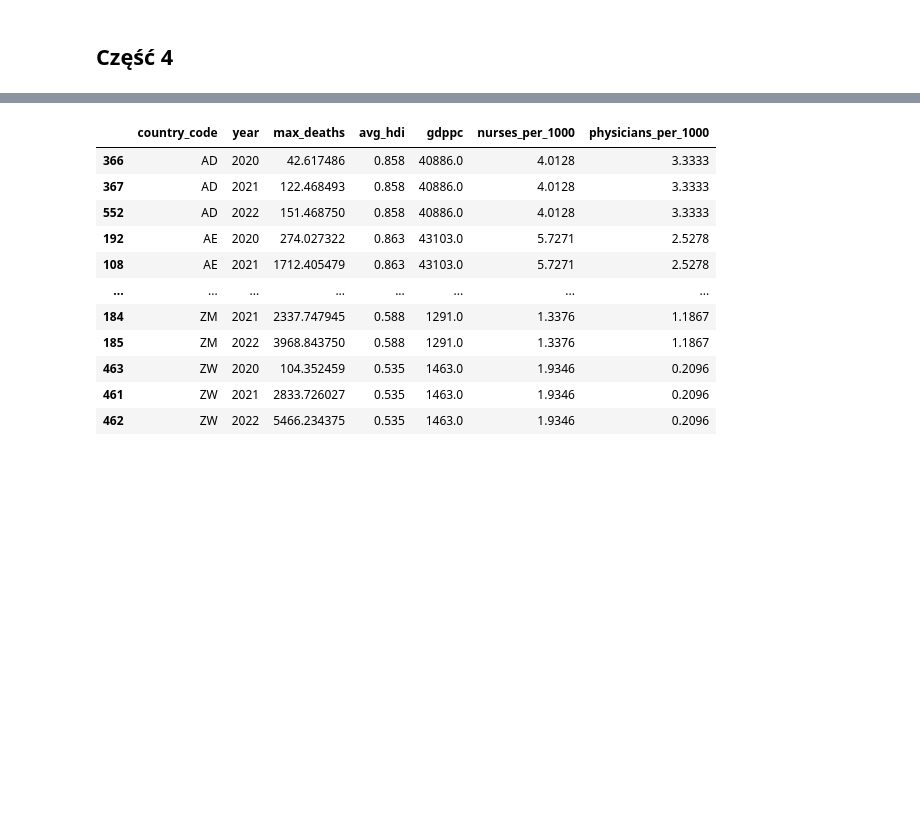
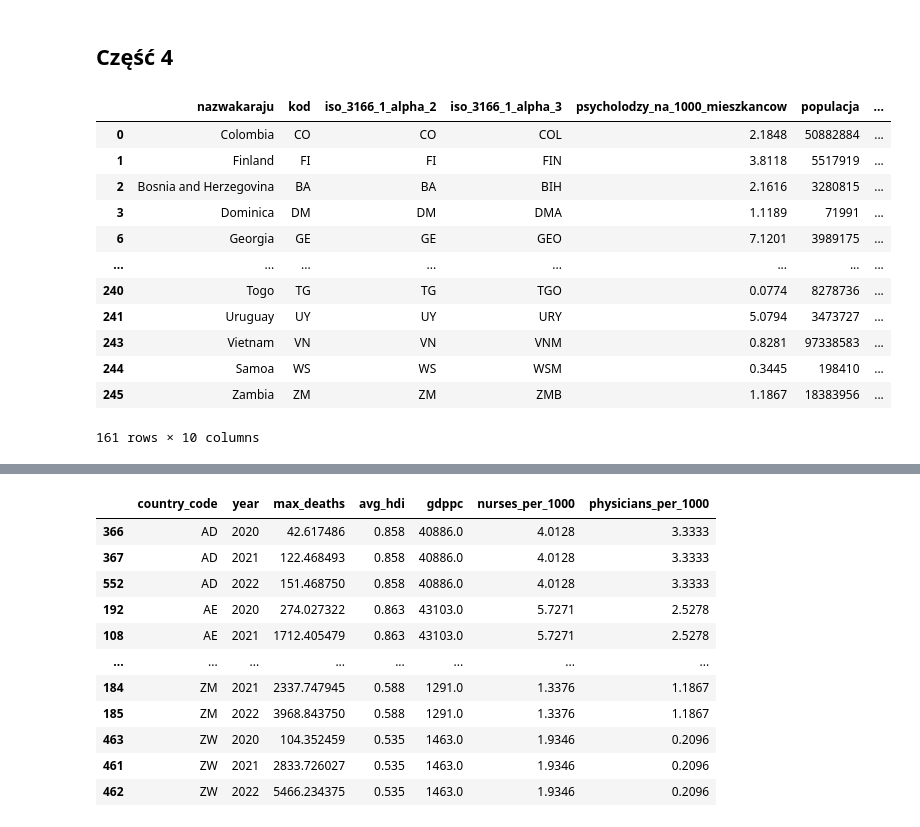
Before and after one commit to piooz/BigData, a Jupyter notebook: zad1/Untitled.ipynb, the cells around one changed output, grey strips where cells are left out. Drawn from its saved outputs; the diff is of its cells as text; code cells hidden in the pictures; blank space fills up the shorter version.

```diff
--- a/zad1/Untitled.ipynb
+++ b/zad1/Untitled.ipynb
@@ -173,14 +381,43 @@ RetryError: Deadline of 600.0s exceeded while calling target function, last exce
 # %% [markdown]
 ## Część 4
 # %%
-# 4.1
+# 4.1 podstawowe dane o wszystkich krajach świata
 import numpy as np
 
-q1 = ("select distinct country_name `nazwakaraju`, country_code `kod`, iso_3166_1_alpha_2, iso_3166_1_alpha_3 from `bigquery-public-data.covid19_open_data.covid19_open_data` where country_name is not null")
+q1 = ("""select distinct country_name `nazwakaraju`,
+         location_key `kod`,
+         iso_3166_1_alpha_2, iso_3166_1_alpha_3,
+         physicians_per_1000 `psycholodzy_na_1000_mieszkancow`,
+         population `populacja`,
+         population_male `mezczyzni`,
+         population_female `kobiety`,
+         gdp_usd,
+         area_sq_km
+         from `bigquery-public-data.covid19_open_data.covid19_open_data`
+         where country_name is not null
+             and aggregation_level = 0
+
+         """)
 query_job = client.query(q1)
 query_result = query_job.result()
-df = query_result.to_dataframe()
-df.dropna().drop_duplicates().to_csv("kraje.csv", index=False)
+df = query_result.to_dataframe().dropna().drop_duplicates()
+
+df.to_csv("kraje.csv", index=False)
+df
+# %% [output]
+|  | nazwakaraju | kod | iso_3166_1_alpha_2 | iso_3166_1_alpha_3 | psycholodzy_na_1000_mieszkancow | populacja | ... |
+| 0 | Colombia | CO | CO | COL | 2.1848 | 50882884 | ... |
+| 1 | Finland | FI | FI | FIN | 3.8118 | 5517919 | ... |
+| 2 | Bosnia and Herzegovina | BA | BA | BIH | 2.1616 | 3280815 | ... |
+| 3 | Dominica | DM | DM | DMA | 1.1189 | 71991 | ... |
+| 6 | Georgia | GE | GE | GEO | 7.1201 | 3989175 | ... |
+| ... | ... | ... | ... | ... | ... | ... | ... |
+| 240 | Togo | TG | TG | TGO | 0.0774 | 8278736 | ... |
+| 241 | Uruguay | UY | UY | URY | 5.0794 | 3473727 | ... |
+| 243 | Vietnam | VN | VN | VNM | 0.8281 | 97338583 | ... |
+| 244 | Samoa | WS | WS | WSM | 0.3445 | 198410 | ... |
+| 245 | Zambia | ZM | ZM | ZMB | 1.1867 | 18383956 | ... |
+161 rows × 10 columns
 # %%
 # 4.2 statyski światowe
 
```
Also changed, not shown: parts of 10 cells of this notebook.
